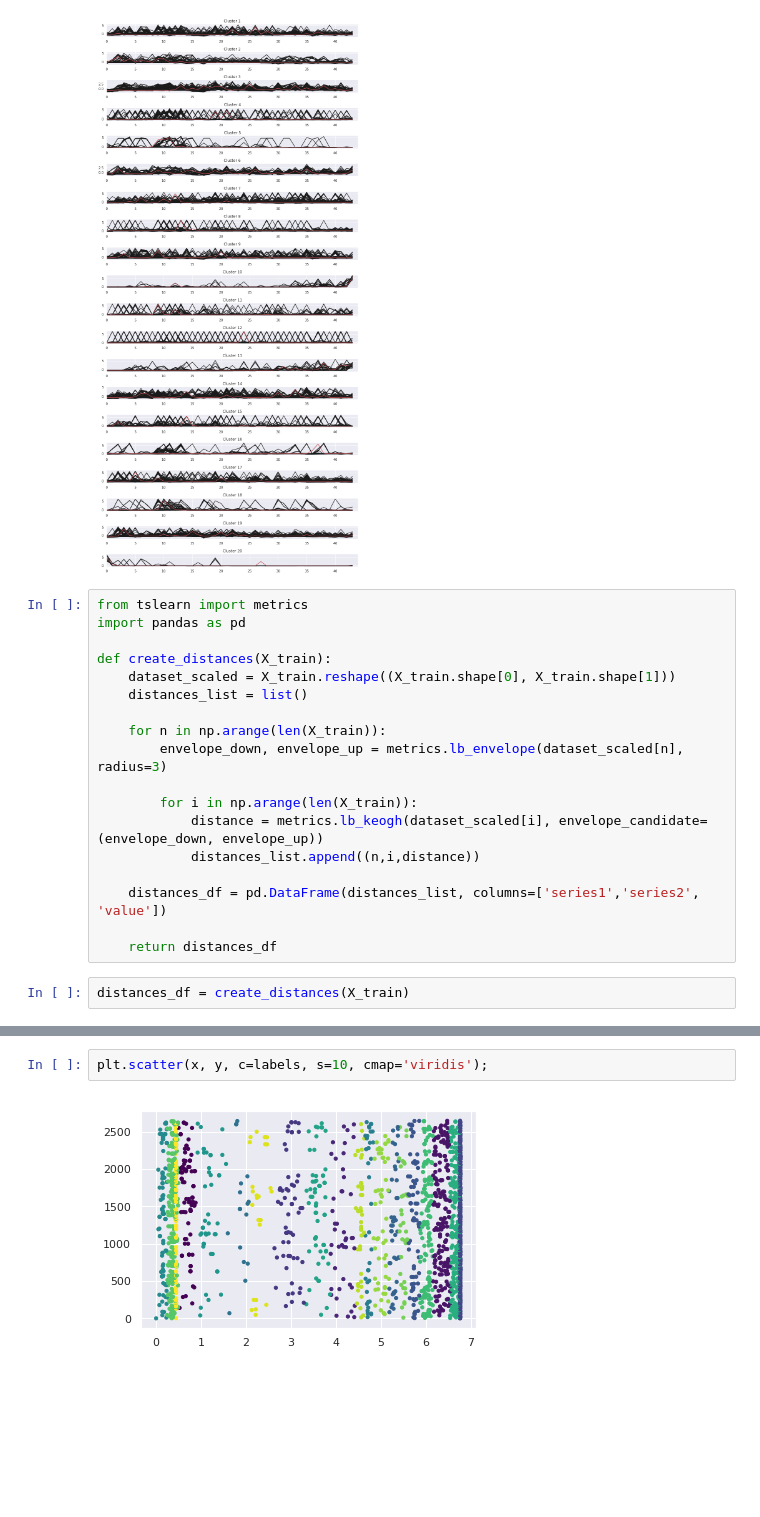
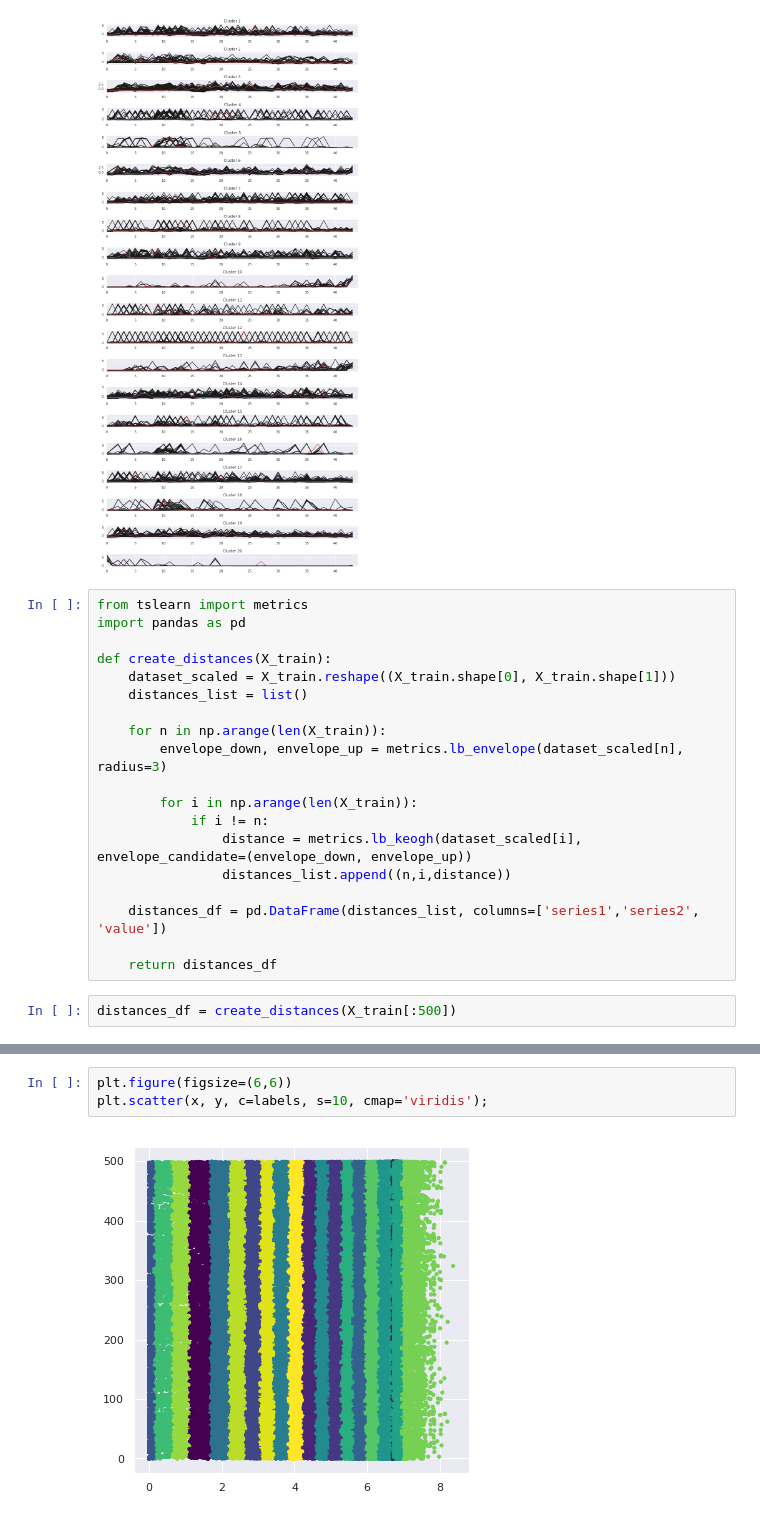
Before and after one commit to rodrigorivera/nr_clustering, a Jupyter notebook: notebooks/clustering_methods.ipynb, the cells around one changed output, grey strips where cells are left out. Saved outputs shown, nothing was run; the diff lists cells and outputs as text; blank space fills up the shorter version.

```diff
--- a/notebooks/clustering_methods.ipynb
+++ b/notebooks/clustering_methods.ipynb
@@ -227,14 +230,15 @@ def create_distances(X_train):
         envelope_down, envelope_up = metrics.lb_envelope(dataset_scaled[n], radius=3)
 
         for i in np.arange(len(X_train)):
-            distance = metrics.lb_keogh(dataset_scaled[i], envelope_candidate=(envelope_down, envelope_up))
-            distances_list.append((n,i,distance))
+            if i != n:
+                distance = metrics.lb_keogh(dataset_scaled[i], envelope_candidate=(envelope_down, envelope_up))
+                distances_list.append((n,i,distance))
 
     distances_df = pd.DataFrame(distances_list, columns=['series1','series2', 'value'])
 
     return distances_df
 # %%
-distances_df = create_distances(X_train)
+distances_df = create_distances(X_train[:500])
 # %%
 import numpy as np
 from sklearn import mixture
@@ -251,4 +258,5 @@ KeyError: 'series1'
 # %%
+plt.figure(figsize=(6,6))
 plt.scatter(x, y, c=labels, s=10, cmap='viridis');
 # %% [output]
-[figure, old version]
+[figure, new version]
```
Also changed, not shown: parts of 9 cells of this notebook, 2 other files.
